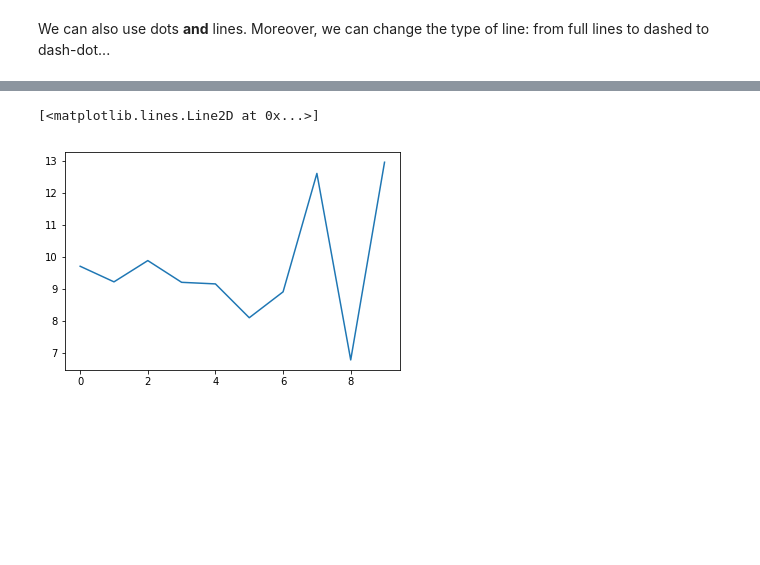
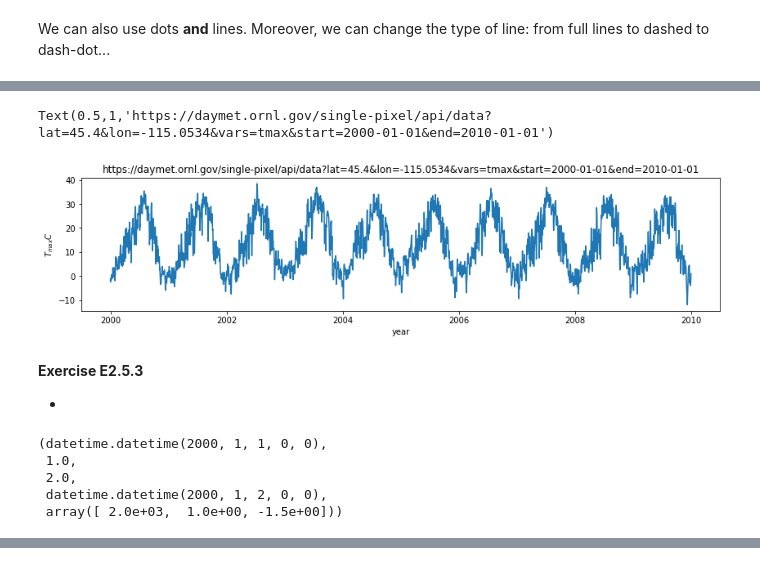
Before and after one commit to profLewis/geog0111_OLD, a Jupyter notebook: 02_numpy/Chapter2_Numpy_matplotlib_scipy.ipynb, the cells around one changed output, grey strips where cells are left out. Cells and saved outputs as stored; diff of their text form; code cells hidden in the pictures; blank space fills up the shorter version.

```diff
--- a/02_numpy/Chapter2_Numpy_matplotlib_scipy.ipynb
+++ b/02_numpy/Chapter2_Numpy_matplotlib_scipy.ipynb
@@ -988,0 +902,14 @@ print(temperature.shape)
+# %%
+# We open the output file, `daymet.csv`
+with open("daymet_tmax.csv", 'w') as fp:
+    # make the HTTPS connection and pull text
+    # then write to file
+    r = fp.write(data)
+
+# You can check the text file to see its contents, but we now
+# (i) it's separated by commas
+# (ii) the first 9 lines are metadata that we're not interested in.
+temperature = np.loadtxt("daymet_tmax.csv", skiprows=8, delimiter=",", unpack=True)
+
+# We expect to get ~10 years of data here, so 3650 daily records
+print(temperature.shape)
@@ -989,3 +931,34 @@ print(temperature.shape)
+# %%
+import datetime
+
+year,doy,tmax = temperature
+
+# yuk: dont do this!
+# dates = year + doy/365.
+# do this instead
+dates = [datetime.datetime(int(y), 1, 1) + \
+         datetime.timedelta(d - 1) for y,d in zip(year,doy)]
+
+plt.figure(figsize=(14,3))
+plt.plot(dates,tmax)
+plt.xlabel('year')
+plt.ylabel('$T_{max} C$')
+plt.title(url)
+# %% [output]
+Text(0.5,1,'https://daymet.ornl.gov/single-pixel/api/data?lat=45.4&lon=-115.0534&vars=tmax&start=2000-01-01&end=2010-01-01')
+[figure, added]
+# %% [markdown]
+**Exercise E2.5.3**
+
+*
+# %%
+dates[0],doy[0],doy[1],dates[1],temperature[:,0]
+# %% [output]
+(datetime.datetime(2000, 1, 1, 0, 0),
+ 1.0,
+ 2.0,
+ datetime.datetime(2000, 1, 2, 0, 0),
+ array([ 2.0e+03,  1.0e+00, -1.5e+00]))
 # %% [markdown]
 #### Exercise
 
@@ -1006,18 +979,3 @@ Label each plot with a title, units and so on. Some useful functions to consider
 * [`plt.fill_between`](https://matplotlib.org/api/_as_gen/matplotlib.pyplot.fill_between.html) Allows you to fill the space between two curves. You may want to give the option `color=0.8` for a nice grey effect.
 
 In order to calculate the statistics, note that you can reorder the data from the CSV provided by the server into a long array that can then be reshaped as $365\times\textsf{number of years}$ and then use the `.mean()` and `.std()` array methods.
-# %%
-# sort example
-
-import numpy as np
-import matplotlib.pyplot as plt
-%matplotlib inline
-
-nsamp = 10
-mean, sd = 10.0, 2.0
-
-x = np.random.normal(10,2,nsamp)
-plt.plot(x)
-# %% [output]
-[<matplotlib.lines.Line2D at 0x...>]
-[figure, removed]
```
Also changed, not shown: parts of 47 cells of this notebook, 4 other files.
